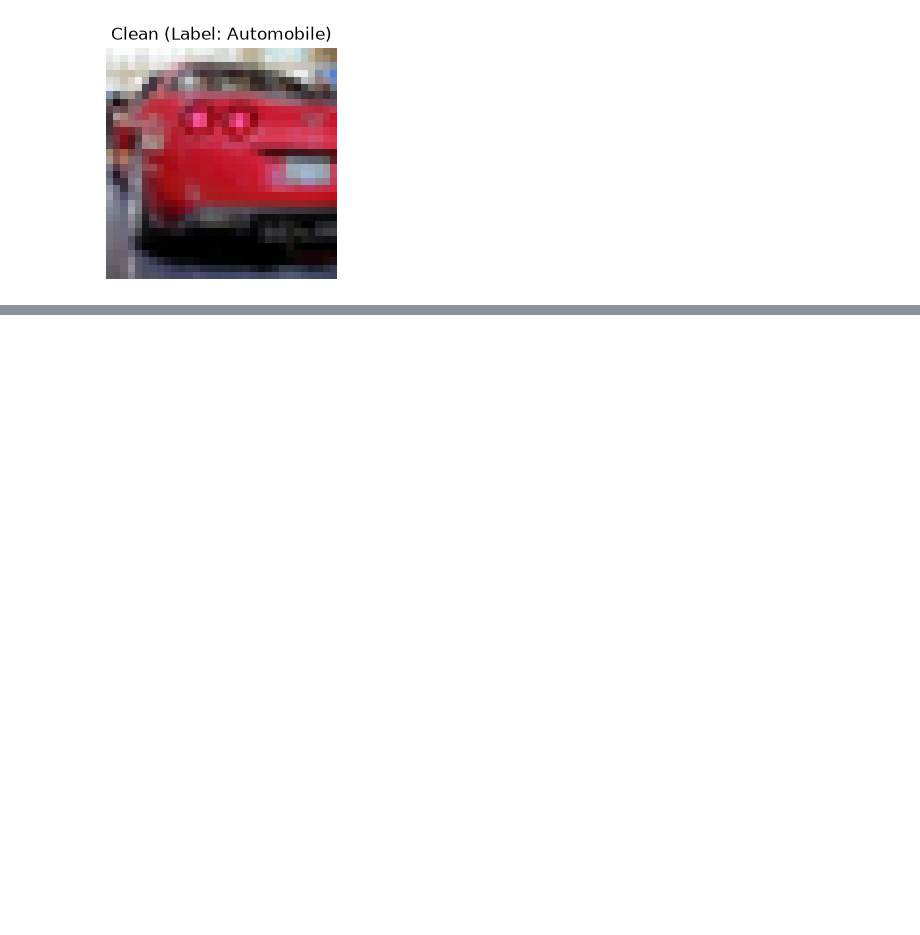
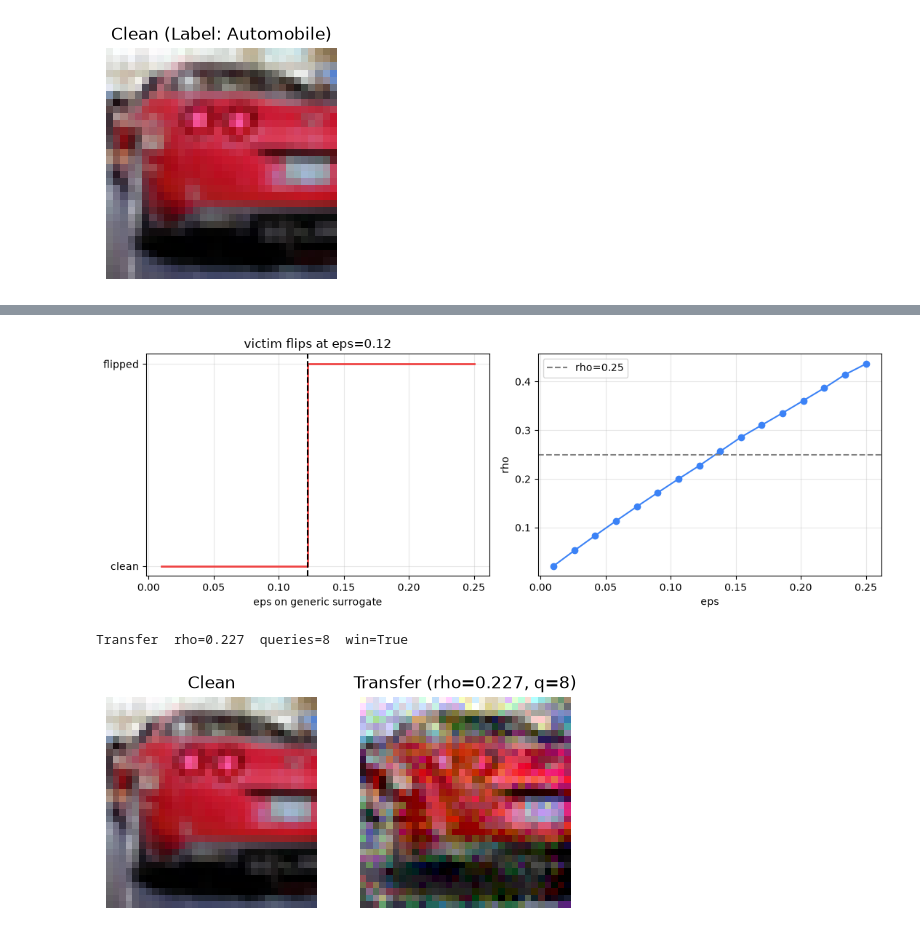
Before and after one commit to xancatos/blackbox, a Jupyter notebook: lineage_tutorial.ipynb, the cells around one changed output, grey strips where cells are left out. Drawn from its saved outputs; the diff is of its cells as text; code cells hidden in the pictures; blank space fills up the shorter version.

```diff
--- a/lineage_tutorial.ipynb
+++ b/lineage_tutorial.ipynb
@@ -867,0 +407,26 @@ Let's run the sweep on the first 4 images of the test set, just like in `cifar_l
+# %%
+gen_grad = make_sgrad(surr)                 # generic surrogate (different architecture)
+tctx = fresh(); epss = np.linspace(0.01, 0.25, 16); flip, rhov = [], []
+for e in epss:
+    xe = pgd_on_surr(x0, y0, gen_grad, e, 15)
+    flip.append(1 if tctx.is_adv(xe, y0) else 0); rhov.append(rho(xe, x0))
+fig, ax = plt.subplots(1, 2, figsize=(11, 4))
+ax[0].step(epss, flip, where="post", color=ADV_C, lw=2)
+first = next((epss[i] for i, f in enumerate(flip) if f), None)
+if first is not None:
+    ax[0].axvline(first, ls="--", color="black"); ax[0].set_title("victim flips at eps=%.2f" % first)
+ax[0].set_xlabel("eps on generic surrogate"); ax[0].set_yticks([0, 1])
+ax[0].set_yticklabels(["clean", "flipped"]); ax[0].grid(alpha=.3)
+ax[1].plot(epss, rhov, "o-", color="#3b82f6"); ax[1].axhline(0.25, ls="--", color="grey", label="rho=0.25")
+ax[1].set_xlabel("eps"); ax[1].set_ylabel("rho"); ax[1].legend(); ax[1].grid(alpha=.3)
+plt.tight_layout(); plt.show()
+
+ctx.q = 0; x_trans = attack_transfer(ctx, x0, y0, ctx.sgrad); qn = ctx.q
+print("Transfer  rho=%.3f  queries=%d  win=%s" % (rho(x_trans, x0), qn, rho(x_trans, x0) <= 0.25 and ctx.fooled(x_trans, y0)))
+fig, axes = plt.subplots(1, 2, figsize=(6, 3))
+show_cifar(x0, axes[0], "Clean"); show_cifar(x_trans, axes[1], "Transfer (rho=%.3f, q=%d)" % (rho(x_trans, x0), qn))
+plt.show()
+# %% [output]
+[figure, added]
+Transfer  rho=0.227  queries=8  win=True
+[figure, added]
```
Also changed, not shown: parts of 66 cells of this notebook, 3 other files.
